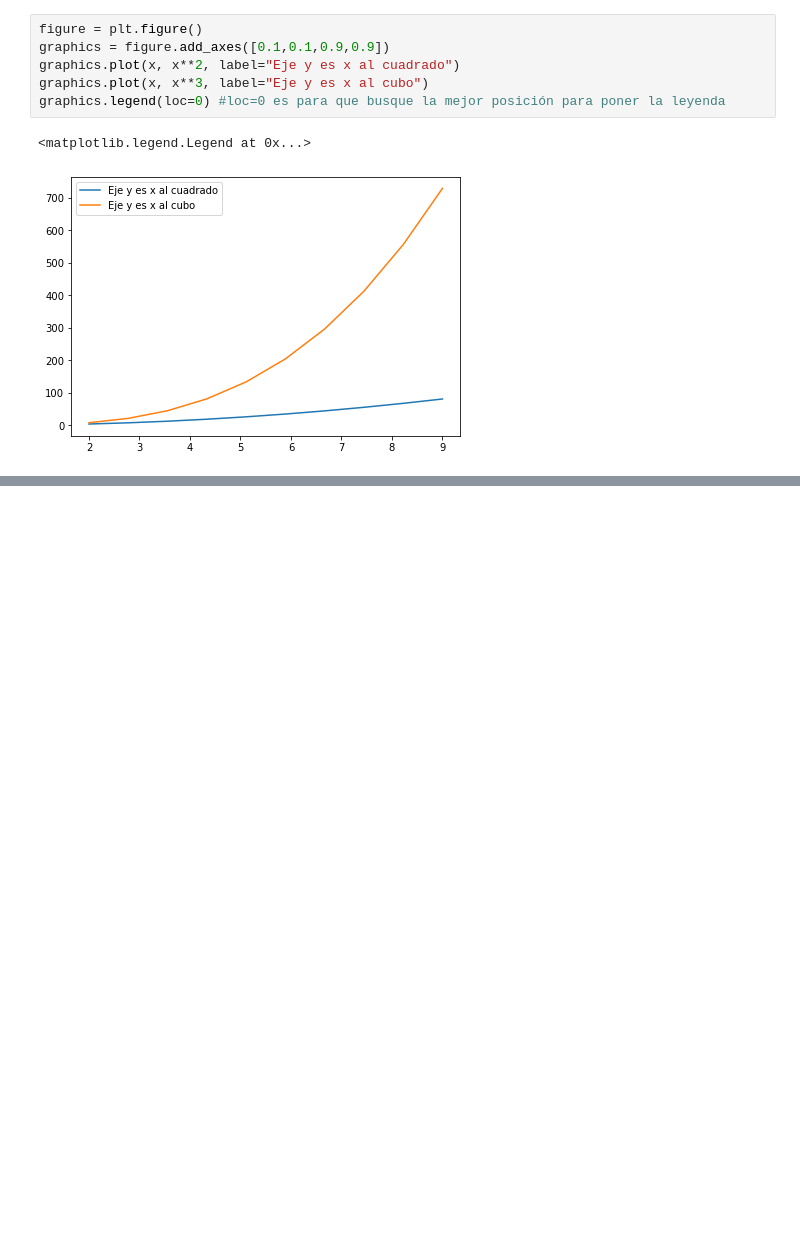
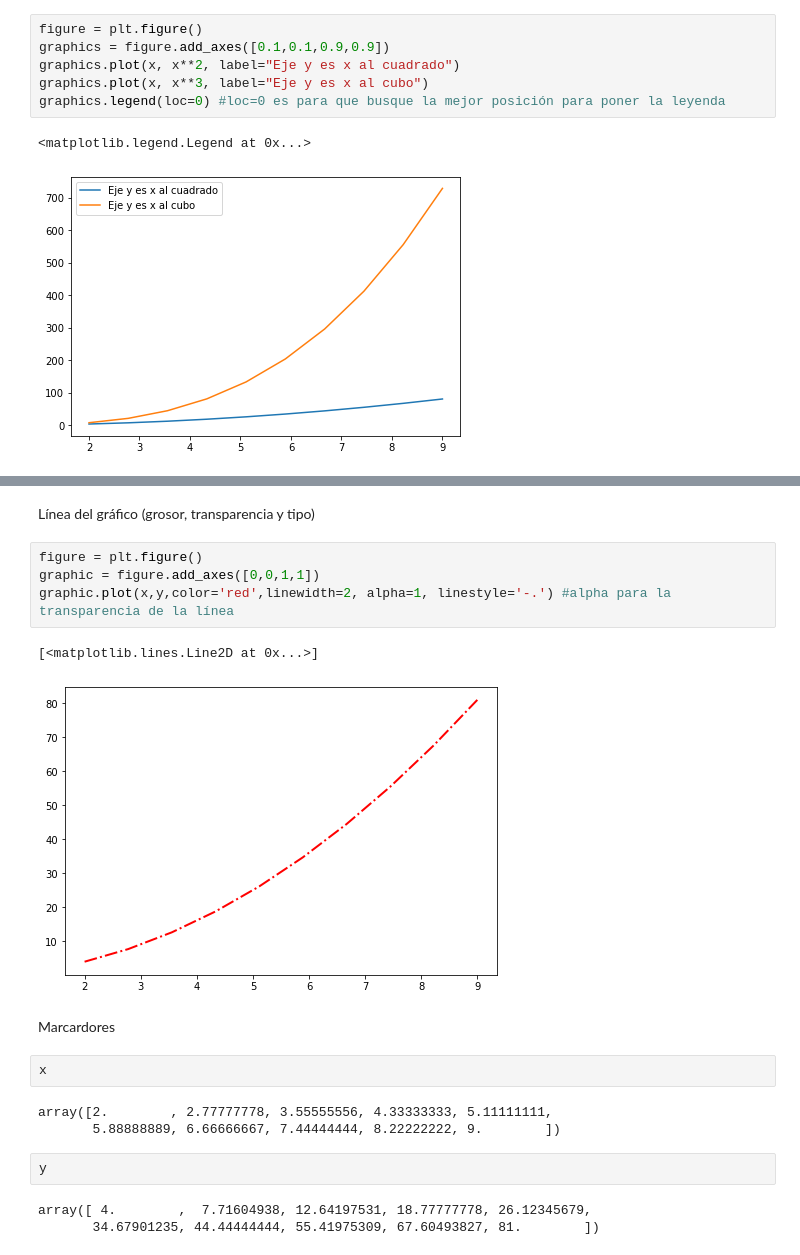
Before and after one commit to erick4556/Data_Science_Python, a Jupyter notebook: Matplotlib/Matplotlib_examples.ipynb, the cells around one changed output, grey strips where cells are left out. Saved outputs shown, nothing was run; the diff lists cells and outputs as text; blank space fills up the shorter version.

```diff
--- a/Matplotlib/Matplotlib_examples.ipynb
+++ b/Matplotlib/Matplotlib_examples.ipynb
@@ -93,0 +103,21 @@ graphics.legend(loc=0) #loc=0 es para que busque la mejor posición para poner l
+# %% [markdown]
+Línea del gráfico (grosor, transparencia y tipo)
+# %%
+figure = plt.figure()
+graphic = figure.add_axes([0,0,1,1])
+graphic.plot(x,y,color='red',linewidth=2, alpha=1, linestyle='-.') #alpha para la transparencia de la línea
+# %% [output]
+[<matplotlib.lines.Line2D at 0x...>]
+[figure, added]
+# %% [markdown]
+Marcardores
+# %%
+x
+# %% [output]
+array([2.        , 2.77777778, 3.55555556, 4.33333333, 5.11111111,
+       5.88888889, 6.66666667, 7.44444444, 8.22222222, 9.        ])
+# %%
+y
+# %% [output]
+array([ 4.        ,  7.71604938, 12.64197531, 18.77777778, 26.12345679,
+       34.67901235, 44.44444444, 55.41975309, 67.60493827, 81.        ])
```
Also changed, not shown: parts of 3 cells of this notebook, 1 other file.
